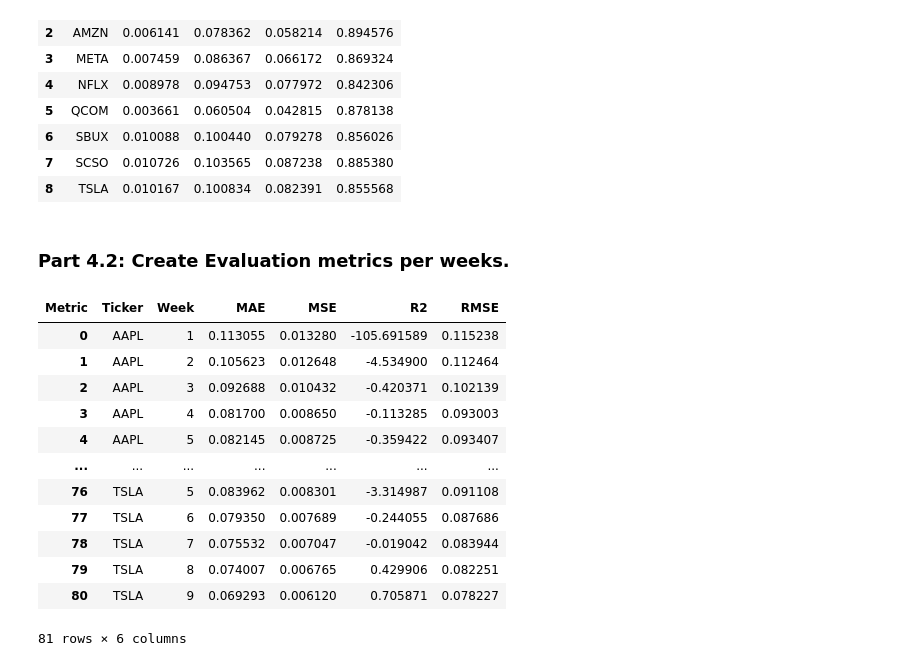
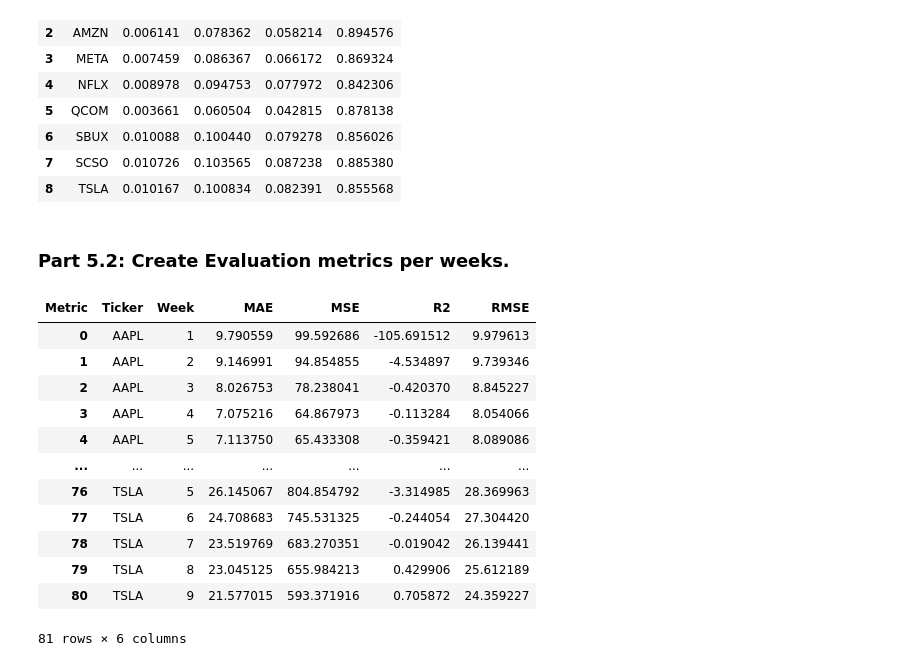
Before and after one commit to ColeJMitchell/machine-learning-stock-prediction, a Jupyter notebook: model_notebooks/model_evaluation.ipynb, the cells around one changed output. Cells and saved outputs as stored; diff of their text form; code cells hidden in the pictures.

```diff
--- a/model_notebooks/model_evaluation.ipynb
+++ b/model_notebooks/model_evaluation.ipynb
@@ -34,7 +34,7 @@ clear_output()
 # %% [markdown]
 ## Part 1: Load the previously trained model.
 # %%
-MODEL_PATH = "./data/stock_prediction.h5"
+MODEL_PATH = "../saved_models/stock_prediction.h5"
 model = tf.keras.models.load_model(MODEL_PATH, compile=False)
 
 # Show model details
@@ -225,3 +225,8 @@ Results for AMD:
 32 2025-03-21       0.257683           0.342695  248.71  275.181763
 33 2025-03-20       0.217701           0.258473  236.26  248.955978
 34 2025-03-19       0.216417           0.243676  235.86  244.348373
+# %%
+# Save the results in parquet for all tickers
+for ticker, (dataframe, X_test, y_test, scaler, results) in test_data.items():
+    # Save the results to a parquet file
+    results.to_parquet(f"../data/test_stocks/{ticker}_results.parquet", index=False)
@@ -415,18 +250,0 @@ TSLA     $8581.51               -14.18%
-# %%
-  # Create a dataframe from the results.
-dataframe_columns = ['Ticker', 'Actual', 'Prediction', 'Date']
-trading_results_df = pd.DataFrame(columns=dataframe_columns)
-for ticker, (dataframe, X_test, y_test, scaler, results) in test_data.items():
-    # Create a DataFrame for the results
-    results_df = pd.DataFrame({
-        'Ticker': ticker,
-        'Actual': results['Actual_Scaled'],
-        'Prediction': results['Prediction_Scaled'],
-        'Date': results['Date']
-    })
-
-    # Append to the main DataFrame
-    trading_results_df = pd.concat([trading_results_df, results_df], ignore_index=True)
-
-# Display the trading results DataFrame
-display(trading_results_df)
@@ -595,7 +423,7 @@ display(evaluation_metrics)
 | 7 | SCSO | 0.010726 | 0.103565 | 0.087238 | 0.885380 |
 | 8 | TSLA | 0.010167 | 0.100834 | 0.082391 | 0.855568 |
 # %% [markdown]
-### Part 4.2: Create Evaluation metrics per weeks.
+### Part 5.2: Create Evaluation metrics per weeks.
 # %%
 def get_weeek_of_dataframe(df, ticker, start_date, end_date):
 
@@ -641,43 +469,54 @@ def calculate_weekly_metric(data, start_date='2025-01-01', weeks=10):
             # Calculate each metric
             mse_value = mean_squared_error(actual_prices, predicted_prices)
             rmse_value = np.sqrt(mse_value)
             mae_value = mean_absolute_error(actual_prices, predicted_prices)
             r2_value = r2_score(actual_prices, predicted_prices)
 
             # Create a DataFrame for the metrics
             metrics_df = pd.DataFrame({
                 'Ticker': [ticker] * 4,
                 'Week': [week] * 4,
                 'Metric': ['MSE', 'RMSE', 'MAE', 'R2'],
                 'Value': [mse_value, rmse_value, mae_value, r2_value]
             })
 
             # Append the metrics DataFrame to the weekly_metrics DataFrame
             weekly_metrics = pd.concat([weekly_metrics, metrics_df], ignore_index=True)
 
     # Return the weekly metrics DataFrame
     return weekly_metrics
 
+
+# Concat the results for all tickers into a single DataFrame
+trading_results_df = pd.DataFrame(columns=['Ticker', 'Date', 'Actual', 'Prediction', 'Actual_Scaled', 'Prediction_Scaled'])
+for ticker, (dataframe, X_test, y_test, scaler, results) in test_data.items():
+    # Add the ticker to the results DataFrame
+    results['Ticker'] = ticker
+
+    # Append the results to the trading_results_df DataFrame
+    trading_results_df = pd.concat([trading_results_df, results], ignore_index=True)
+
+
 # Calculate the weekly metrics for each stock
 weekly_metrics = calculate_weekly_metric(trading_results_df)
 
 # Pivot the DataFrame to have metrics as columns
 weekly_metrics_pivot = weekly_metrics.pivot_table(index=['Ticker', 'Week'], columns='Metric', values='Value').reset_index()
 
 # Display the weekly metrics DataFrame
 display(weekly_metrics_pivot)
 # %% [output]
 | Metric | Ticker | Week | MAE | MSE | R2 | RMSE |
-| 0 | AAPL | 1 | 0.113055 | 0.013280 | -105.691589 | 0.115238 |
-| 1 | AAPL | 2 | 0.105623 | 0.012648 | -4.534900 | 0.112464 |
-| 2 | AAPL | 3 | 0.092688 | 0.010432 | -0.420371 | 0.102139 |
-| 3 | AAPL | 4 | 0.081700 | 0.008650 | -0.113285 | 0.093003 |
-| 4 | AAPL | 5 | 0.082145 | 0.008725 | -0.359422 | 0.093407 |
+| 0 | AAPL | 1 | 9.790559 | 99.592686 | -105.691512 | 9.979613 |
+| 1 | AAPL | 2 | 9.146991 | 94.854855 | -4.534897 | 9.739346 |
+| 2 | AAPL | 3 | 8.026753 | 78.238041 | -0.420370 | 8.845227 |
+| 3 | AAPL | 4 | 7.075216 | 64.867973 | -0.113284 | 8.054066 |
+| 4 | AAPL | 5 | 7.113750 | 65.433308 | -0.359421 | 8.089086 |
 | ... | ... | ... | ... | ... | ... | ... |
-| 76 | TSLA | 5 | 0.083962 | 0.008301 | -3.314987 | 0.091108 |
-| 77 | TSLA | 6 | 0.079350 | 0.007689 | -0.244055 | 0.087686 |
-| 78 | TSLA | 7 | 0.075532 | 0.007047 | -0.019042 | 0.083944 |
-| 79 | TSLA | 8 | 0.074007 | 0.006765 | 0.429906 | 0.082251 |
-| 80 | TSLA | 9 | 0.069293 | 0.006120 | 0.705871 | 0.078227 |
+| 76 | TSLA | 5 | 26.145067 | 804.854792 | -3.314985 | 28.369963 |
+| 77 | TSLA | 6 | 24.708683 | 745.531325 | -0.244054 | 27.304420 |
+| 78 | TSLA | 7 | 23.519769 | 683.270351 | -0.019042 | 26.139441 |
+| 79 | TSLA | 8 | 23.045125 | 655.984213 | 0.429906 | 25.612189 |
+| 80 | TSLA | 9 | 21.577015 | 593.371916 | 0.705872 | 24.359227 |
 81 rows × 6 columns
 # %% [markdown]
```
Also changed, not shown: parts of 23 cells of this notebook, 19 other files.
